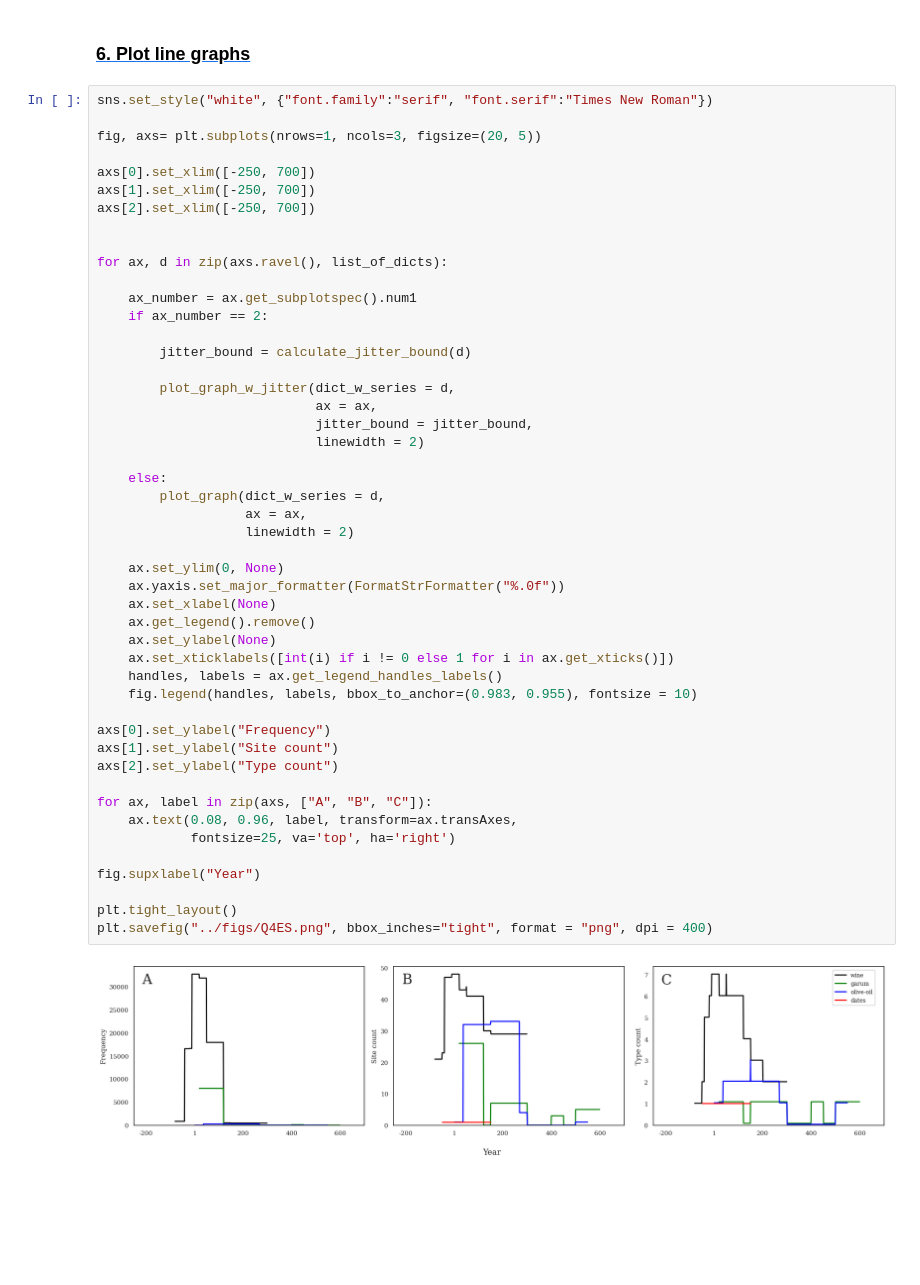
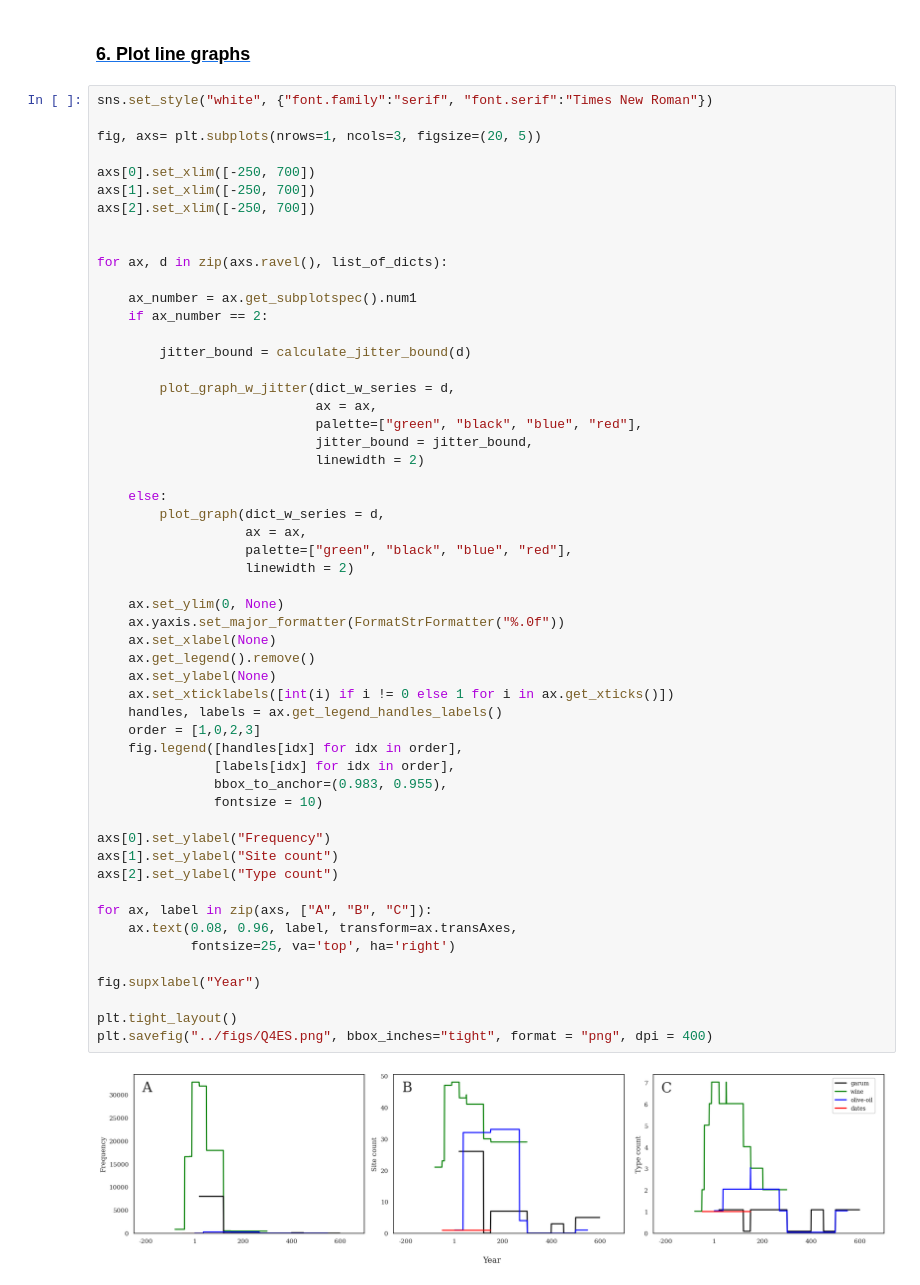
Before and after one commit to centre-for-humanities-computing/west_roman_amphorae, a Jupyter notebook: notebooks/Q4ES.ipynb, the cells around one changed output. Drawn from its saved outputs; the diff is of its cells as text; blank space fills up the shorter version.

Commit message:
standardize color mapping  and order across all Q4s

```diff
--- a/notebooks/Q4ES.ipynb
+++ b/notebooks/Q4ES.ipynb
@@ -98,34 +98,40 @@ for ax, d in zip(axs.ravel(), list_of_dicts):
 
         plot_graph_w_jitter(dict_w_series = d,
                             ax = ax,
+                            palette=["green", "black", "blue", "red"],
                             jitter_bound = jitter_bound,
                             linewidth = 2)
 
     else:
         plot_graph(dict_w_series = d,
                    ax = ax,
+                   palette=["green", "black", "blue", "red"],
                    linewidth = 2)
 
     ax.set_ylim(0, None)
     ax.yaxis.set_major_formatter(FormatStrFormatter("%.0f"))
     ax.set_xlabel(None)
     ax.get_legend().remove()
     ax.set_ylabel(None)
     ax.set_xticklabels([int(i) if i != 0 else 1 for i in ax.get_xticks()])
     handles, labels = ax.get_legend_handles_labels()
-    fig.legend(handles, labels, bbox_to_anchor=(0.983, 0.955), fontsize = 10)
+    order = [1,0,2,3]
+    fig.legend([handles[idx] for idx in order],
+               [labels[idx] for idx in order],
+               bbox_to_anchor=(0.983, 0.955),
+               fontsize = 10)
 
 axs[0].set_ylabel("Frequency")
 axs[1].set_ylabel("Site count")
 axs[2].set_ylabel("Type count")
 
 for ax, label in zip(axs, ["A", "B", "C"]):
     ax.text(0.08, 0.96, label, transform=ax.transAxes,
             fontsize=25, va='top', ha='right')
 
 fig.supxlabel("Year")
 
 plt.tight_layout()
 plt.savefig("../figs/Q4ES.png", bbox_inches="tight", format = "png", dpi = 400)
 # %% [output]
-[figure, old version]
+[figure, new version]
```
Also changed, not shown: 3 other files.
